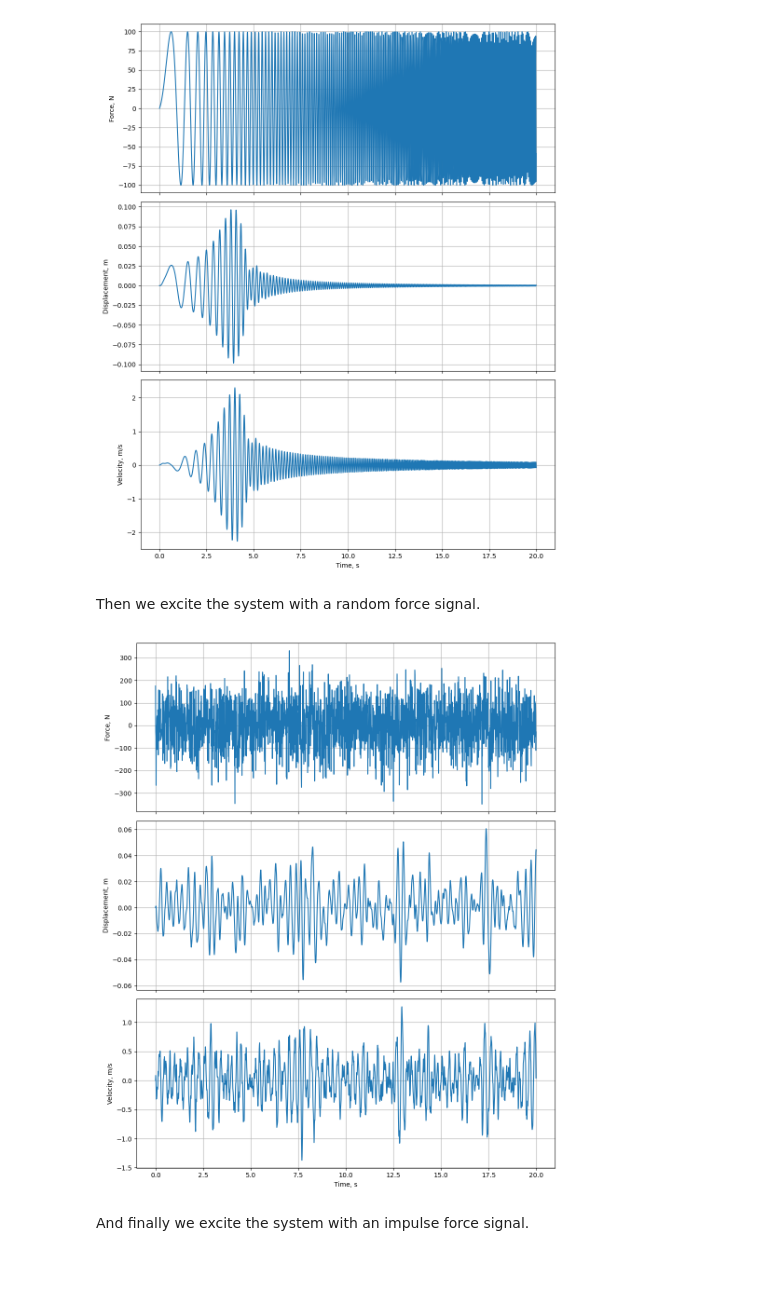
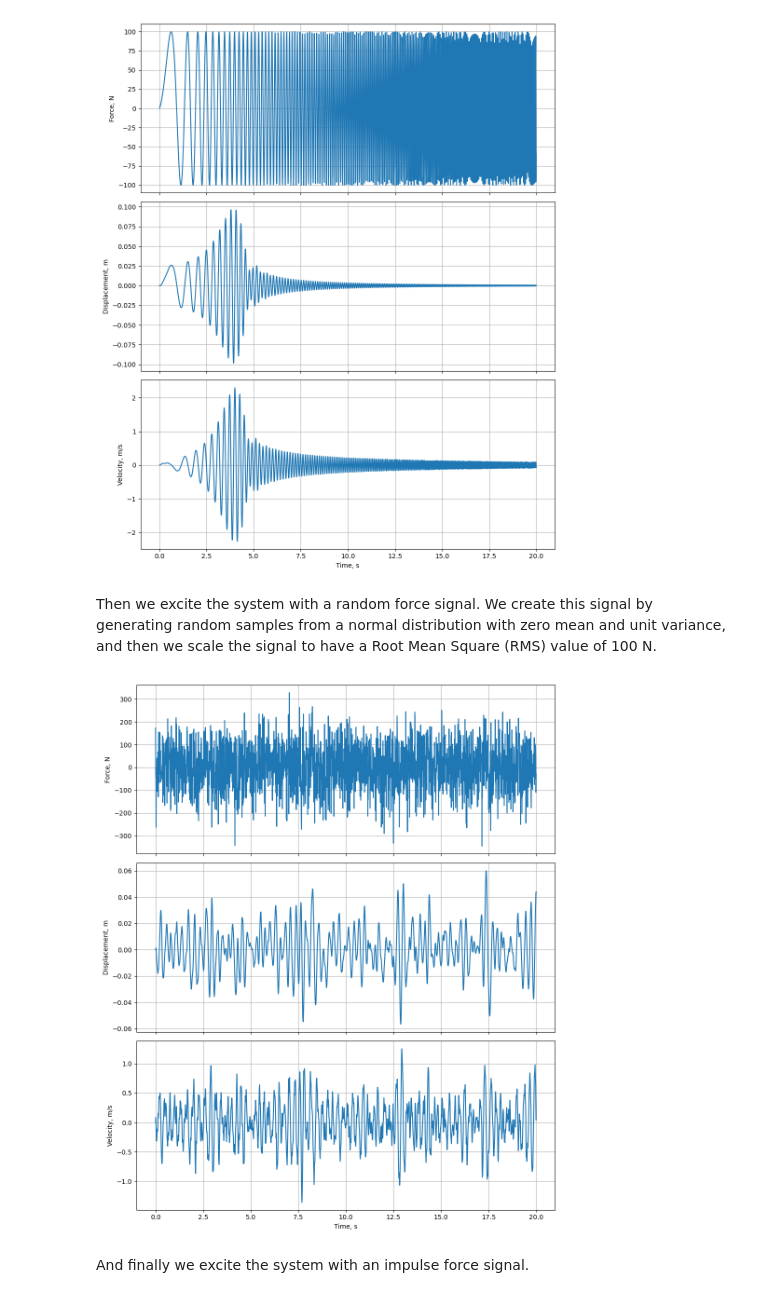
Before and after one commit to fmamitrotta/learn-aeroelastic-sid, a Jupyter notebook: notebooks/01_Identification_of_a_1-DOF_Mass-Spring-Damper_System_with_a_Discrete-time_ARX_Model.ipynb, the cells around one changed output. Saved outputs shown, nothing was run; the diff lists cells and outputs as text; code cells hidden in the pictures; blank space fills up the shorter version.

```diff
--- a/notebooks/01_Identification_of_a_1-DOF_Mass-Spring-Damper_System_with_a_Discrete-time_ARX_Model.ipynb
+++ b/notebooks/01_Identification_of_a_1-DOF_Mass-Spring-Damper_System_with_a_Discrete-time_ARX_Model.ipynb
@@ -151,53 +151,83 @@ plt.tight_layout()
 plt.show()
 # %% [output]
 [figure]
-# %% [markdown]
-Then we excite the system with a random force signal.
+# %% [markdown]
+Then we excite the system with a random force signal. We create this signal by generating random samples from a normal distribution with zero mean and unit variance, and then we scale the signal to have a Root Mean Square (RMS) value of 100 N.
 # %%
 # Generate random force signal
 np.random.seed(11)  # set random seed for reproducibility
-random_force_signal = force_amplitude * np.random.randn(
-    len(t_vector)
-)  # random force signal [N]
+random_signal = np.random.normal(
+    size=len(t_vector)
+)  # random signal with normal distribution centered at 0
+random_force_signal = random_signal * (
+    force_amplitude / np.sqrt(np.mean(random_signal**2))
+)  # scale random signal to desired RMS [N]
+
 
 # Create interpolated force function
+
 random_force_function = interp1d(
+
     t_vector, random_force_signal, bounds_error=False, fill_value=0
 )
 
+
 # Solve ODE
+
 solution = odeint(
+
     mass_spring_damper, initial_state, t_vector, args=(random_force_function,)
 )
 
+
 # Extract displacement and velocity
+
 random_displacement = solution[:, 0]
+
 random_velocity = solution[:, 1]
 
+
 # Create figure with three subplots
+
 fig, axes = plt.subplots(3, 1, sharex=True, figsize=(10, 12))
 
+
 # Plot force
+
 axes[0].plot(t_vector, random_force_signal)
+
 axes[0].set_ylabel("Force, N")
+
 axes[0].grid(True)
 
+
 # Plot displacement
+
 axes[1].plot(t_vector, random_displacement)
+
 axes[1].set_ylabel("Displacement, m")
+
 axes[1].grid(True)
 
+
 # Plot velocity
+
 axes[2].plot(t_vector, random_velocity)
+
 axes[2].set_ylabel("Velocity, m/s")
+
 axes[2].grid(True)
+
 axes[2].set_xlabel("Time, s")
 
+
 # Set layout and show plot
+
 plt.tight_layout()
+
 plt.show()
 # %% [output]
-[figure, old version]
+[figure, new version]
 # %% [markdown]
 And finally we excite the system with an impulse force signal.
 # %%
```
Also changed, not shown: parts of 16 cells of this notebook.
